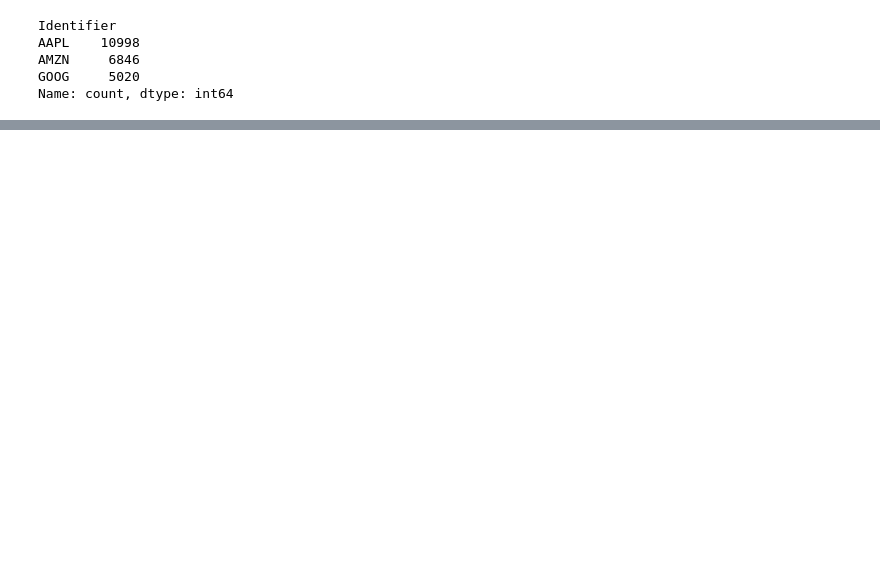
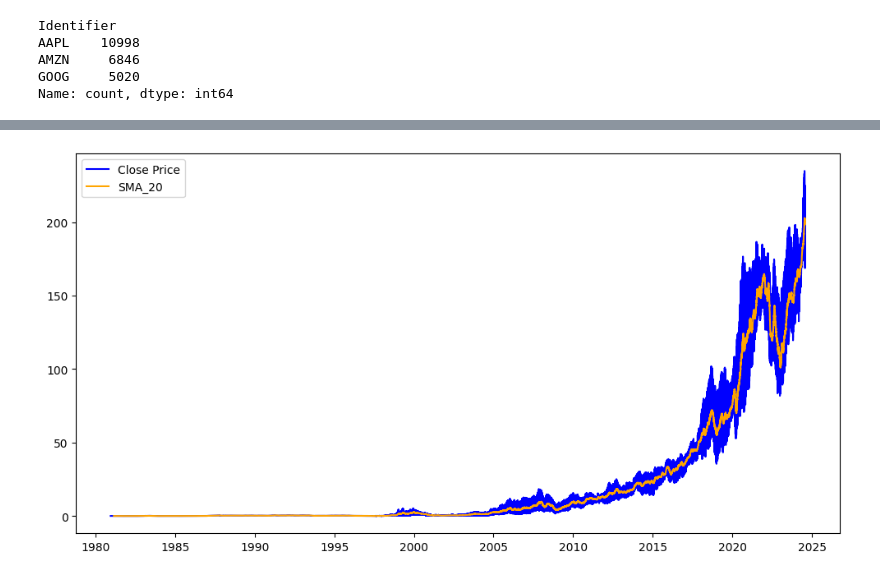
Before and after one commit to mubarek4566/Financial-News-and-Stock-Price-Analysis, a Jupyter notebook: notebooks/StockPrice_main.ipynb, the cells around one changed output, grey strips where cells are left out. Saved outputs shown, nothing was run; the diff lists cells and outputs as text; code cells hidden in the pictures; blank space fills up the shorter version.

```diff
--- a/notebooks/StockPrice_main.ipynb
+++ b/notebooks/StockPrice_main.ipynb
@@ -88,0 +121,13 @@ Name: count, dtype: int64
+# %%
+df1['Open'] = df1['Open'].astype(float)
+df1['High'] = df1['High'].astype(float)
+df1['Low'] = df1['Low'].astype(float)
+df1['Close'] = df1['Close'].astype(float)
+df1['Volume'] = df1['Volume'].astype(float)
+# %%
+quantit = StockAnalysis(df1)
+quantit.calculate_indicators()
+# %%
+quantit.visualize_SMA()
+# %% [output]
+[figure, added]
```
Also changed, not shown: parts of 21 cells of this notebook, 2 other files.
